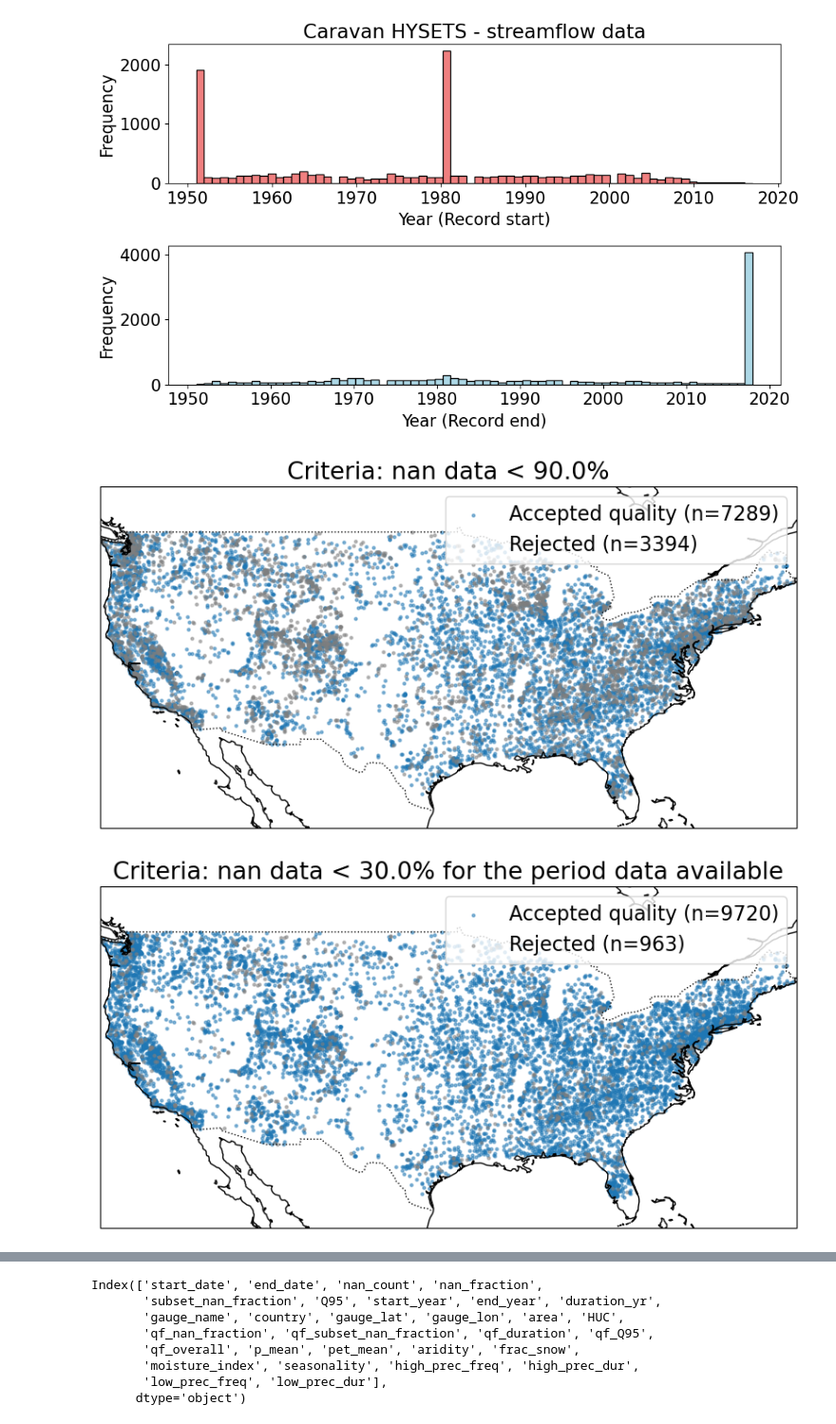
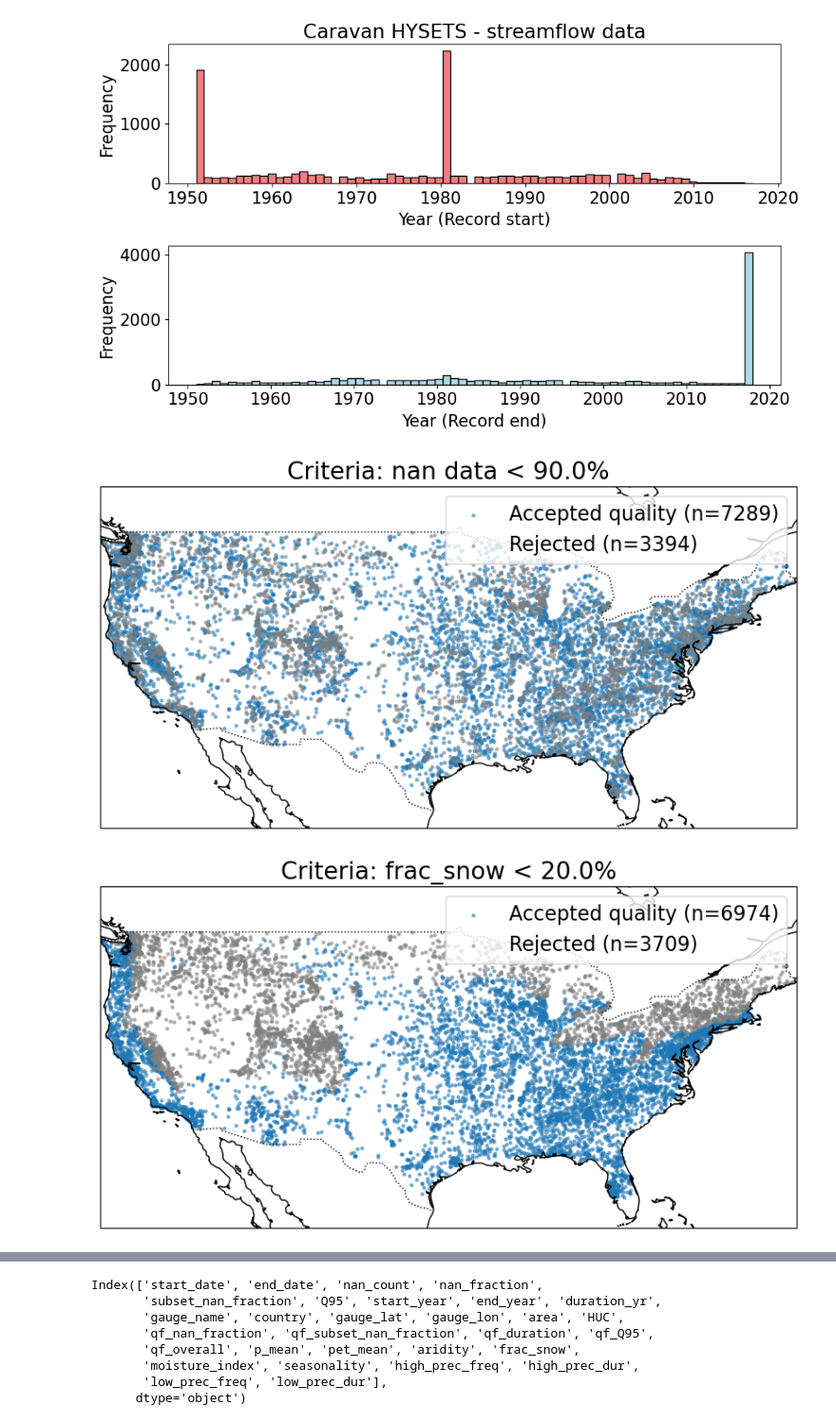
Before and after one commit to RY4GIT/signature-prediction, a Jupyter notebook: data_mng/check_hysets_qa_plot.ipynb, the cells around one changed output, grey strips where cells are left out. Shown at 95% size. Drawn from its saved outputs; the diff is of its cells as text; code cells hidden in the pictures.

Commit message:
add: Filtering of signature files based on qa and frac_snow attrs

```diff
--- a/data_mng/check_hysets_qa_plot.ipynb
+++ b/data_mng/check_hysets_qa_plot.ipynb
@@ -17,13 +17,13 @@ caravan_data = "hysets"
 # %% [markdown]
 # Load data
 # %%
-attrs_cara = pd.read_csv(os.path.join(data_dir, caravan_dir, attributes_dir, caravan_data, f"attributes_caravan_hysets.{data_type}"))
+attrs_cara = pd.read_csv(os.path.join(data_dir, caravan_dir, attributes_dir, caravan_data, f"attributes_caravan_{caravan_data}.{data_type}"))
 attrs_cara.set_index("gauge_id", inplace=True)
 attrs_cara_names = attrs_cara.columns.to_list()
-attrs_HA = pd.read_csv(os.path.join(data_dir, caravan_dir, attributes_dir, caravan_data, f"attributes_hydroatlas_hysets.{data_type}"))
+attrs_HA = pd.read_csv(os.path.join(data_dir, caravan_dir, attributes_dir, caravan_data, f"attributes_hydroatlas_{caravan_data}.{data_type}"))
 attrs_HA.set_index("gauge_id", inplace=True)
 attrs_HA_names = attrs_HA.columns.to_list()
-attrs_geo = pd.read_csv(os.path.join(data_dir, caravan_dir, attributes_dir, caravan_data, f"attributes_other_hysets.{data_type}"))
+attrs_geo = pd.read_csv(os.path.join(data_dir, caravan_dir, attributes_dir, caravan_data, f"attributes_other_{caravan_data}.{data_type}"))
 attrs_geo_names = attrs_geo.columns.to_list()
 attrs_geo.set_index("gauge_id", inplace=True)
 attrs_geo.head()
@@ -114,7 +115,7 @@ hysets_qa['end_year'] = hysets_qa['end_date'].dt.year
 
 hysets_qa['duration_yr'] = (hysets_qa['end_date'] - hysets_qa['start_date']).dt.days / 365
 
-
+hysets_qa=hysets_qa.join(attrs_cara["frac_snow"])
 
 hysets_qa.head()
 # %% [output]
@@ -203,31 +221,35 @@ def plot_filtered_locations(df, criteria, label):
     ax.scatter(bad_data['gauge_lon'], bad_data['gauge_lat'], color='tab:grey', s=5, label=f'Rejected (n={len(bad_data)})', alpha=0.5)
 
     # Add a legend
     ax.legend()
     ax.set_title(label)
 
     # Show the plot
     plt.show()
 
 
 nan_fraction_thresh = 0.9
 hysets_qa["qf_nan_fraction"] = hysets_qa["nan_fraction"] < nan_fraction_thresh
 plot_filtered_locations(hysets_qa, "qf_nan_fraction", f"Criteria: nan data < {nan_fraction_thresh*100}%")
 
+frac_snow_thresh = 0.2
+hysets_qa["qf_frac_snow"] = hysets_qa["frac_snow"] < frac_snow_thresh
+plot_filtered_locations(hysets_qa, "qf_frac_snow", f"Criteria: frac_snow < {frac_snow_thresh*100}%")
+
 subset_nan_fraction_thresh = 0.3
 hysets_qa["qf_subset_nan_fraction"] = hysets_qa["subset_nan_fraction"] < subset_nan_fraction_thresh
 plot_filtered_locations(hysets_qa, "qf_subset_nan_fraction", f"Criteria: nan data < {subset_nan_fraction_thresh*100}% for the period data available")
 
 duration_thresh = 5
 hysets_qa["qf_duration"] = hysets_qa["duration_yr"] > duration_thresh
 plot_filtered_locations(hysets_qa, "qf_duration", f"Criteria: Duration > {duration_thresh}-yrs")
 
 Q95_thresh = 1.0
 hysets_qa["qf_Q95"] = hysets_qa["Q95"] > Q95_thresh
 plot_filtered_locations(hysets_qa, "qf_Q95", f"Criteria: Q95 > {Q95_thresh} (mm/d)")
 
 hysets_qa["qf_overall"] = hysets_qa["qf_subset_nan_fraction"] & hysets_qa["qf_duration"] #  & hysets_qa["qf_Q95"]
 plot_filtered_locations(hysets_qa, "qf_overall", f"Overall criteria")
 # %% [output]
 [figure]
-[figure, old version]
+[figure, new version]
```
Also changed, not shown: parts of 3 cells of this notebook, 1 other file.
